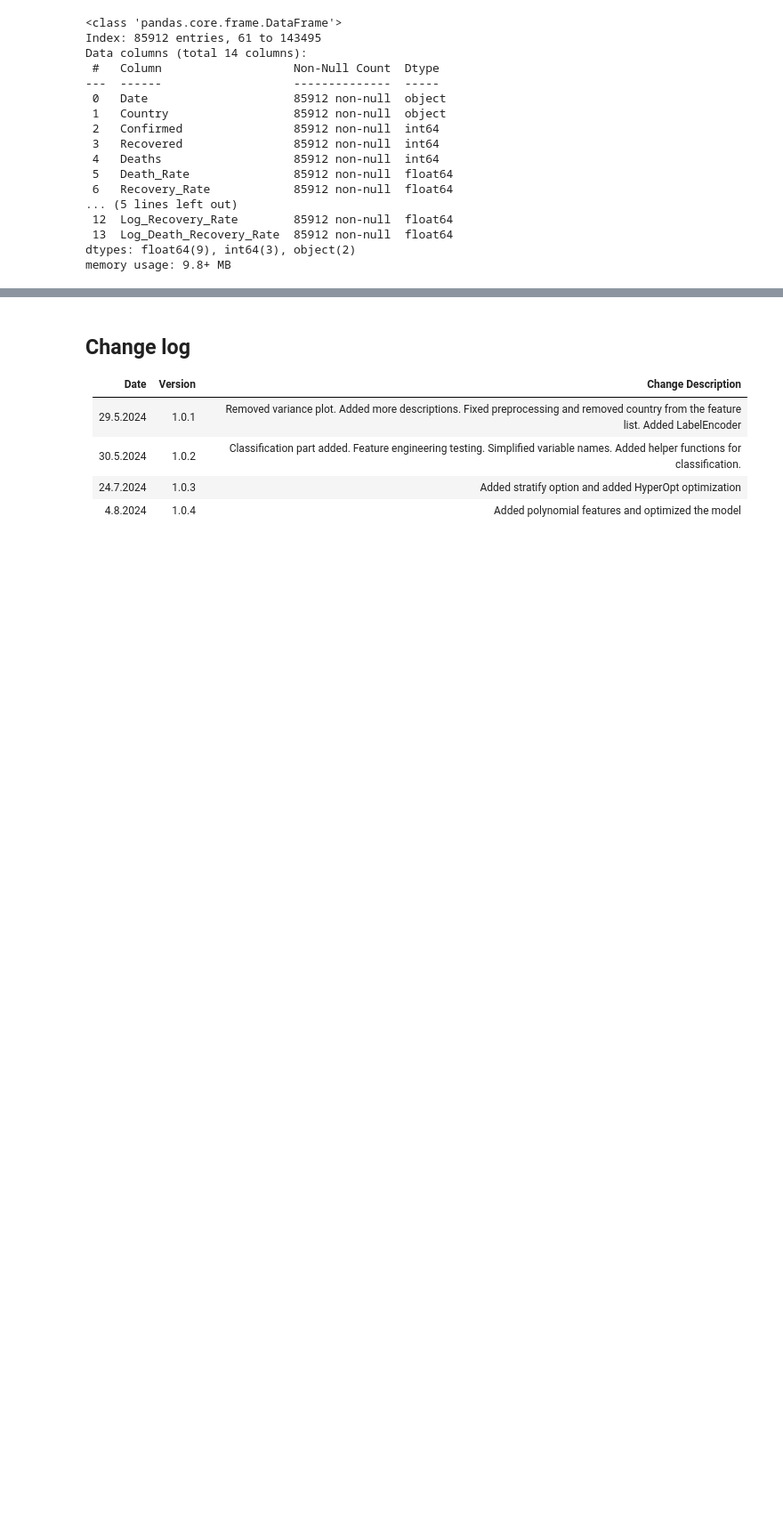
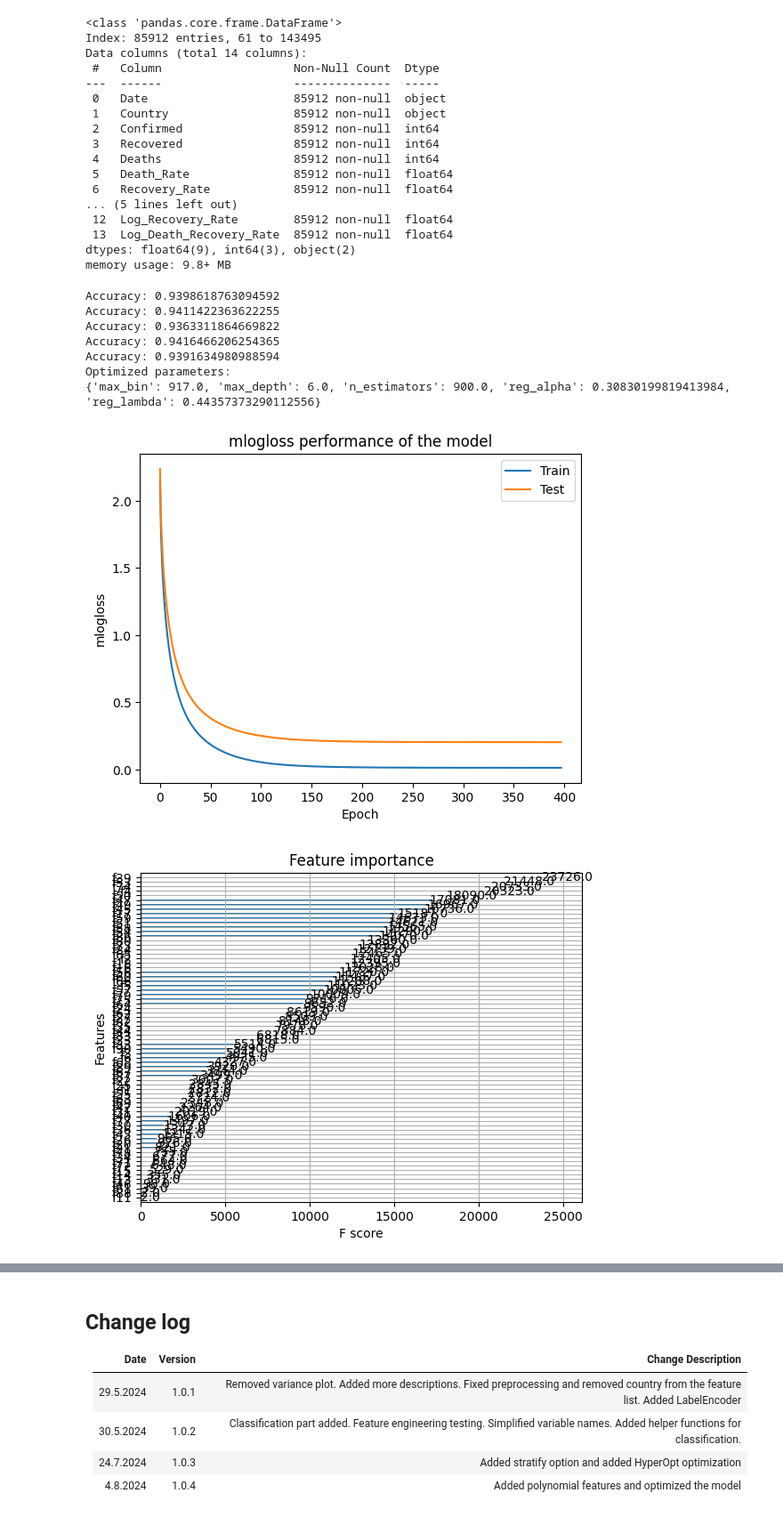
Before and after one commit to SamiAnttalainen/Covid-19_Analysis-Project, a Jupyter notebook: Covid-19_Modeling.ipynb, the cells around one changed output, grey strips where cells are left out. Shown at 89% size. Saved outputs shown, nothing was run; the diff lists cells and outputs as text; code cells hidden in the pictures; blank space fills up the shorter version.

```diff
--- a/Covid-19_Modeling.ipynb
+++ b/Covid-19_Modeling.ipynb
@@ -748,6 +756,12 @@ Data columns (total 14 columns):
 dtypes: float64(9), int64(3), object(2)
 memory usage: 9.8+ MB
 # %%
+features = ['Confirmed', 'Recovered', 'Deaths', 'Death_Rate', 'Recovery_Rate', 'Death_Recovery_Rate',
+            'Log_Confirmed', 'Log_Deaths', 'Log_Recovered', 'Log_Death_Rate', 'Log_Recovery_Rate',
+            'Log_Death_Recovery_Rate'
+            ]
+target = 'Country'
+
 X = featured_data[features].copy()
 y = featured_data[target].copy()
 
@@ -767,31 +781,41 @@ space = {
     'tree_method':'hist',
     "booster": "gbtree",
     'objective': 'multi:softmax',
-    'num_class': 195,
+    'num_class': 185,
     'seed': 42,
     'learning_rate': 0.1,
     'gamma': 0,
     'n_estimators': scope.int(hp.quniform('n_estimators', 100, 1000, 100)),
     'max_depth': scope.int(hp.quniform('max_depth', 5, 10, 1)),
     "max_bin": scope.int(hp.quniform("max_bin", 100, 1000, 1)),
     "reg_alpha": hp.uniform("reg_alpha", 0, 1),
     "reg_lambda": hp.uniform("reg_lambda", 0, 1),
 }
 
 trials = Trials()
 
 optimized_parameters = fmin(
     fn = get_parameters,
     space = space,
     algo = tpe.suggest,
     max_evals = 5,
     trials = trials
     )
 
 optimized_model = trials.best_trial['result']['model']
 print(f"Optimized parameters:\n{optimized_parameters}")
 
 results = optimized_model.evals_result()
 plot_results(results)
 plot_importance(optimized_model)
 plt.show()
+# %% [output]
+Accuracy: 0.9398618763094592
+Accuracy: 0.9411422363622255
+Accuracy: 0.9363311864669822
+Accuracy: 0.9416466206254365
+Accuracy: 0.9391634980988594
+Optimized parameters:
+{'max_bin': 917.0, 'max_depth': 6.0, 'n_estimators': 900.0, 'reg_alpha': 0.30830199819413984, 'reg_lambda': 0.44357373290112556}
+[figure, added]
+[figure, added]
```
Also changed, not shown: parts of 9 cells of this notebook, 1 other file.
